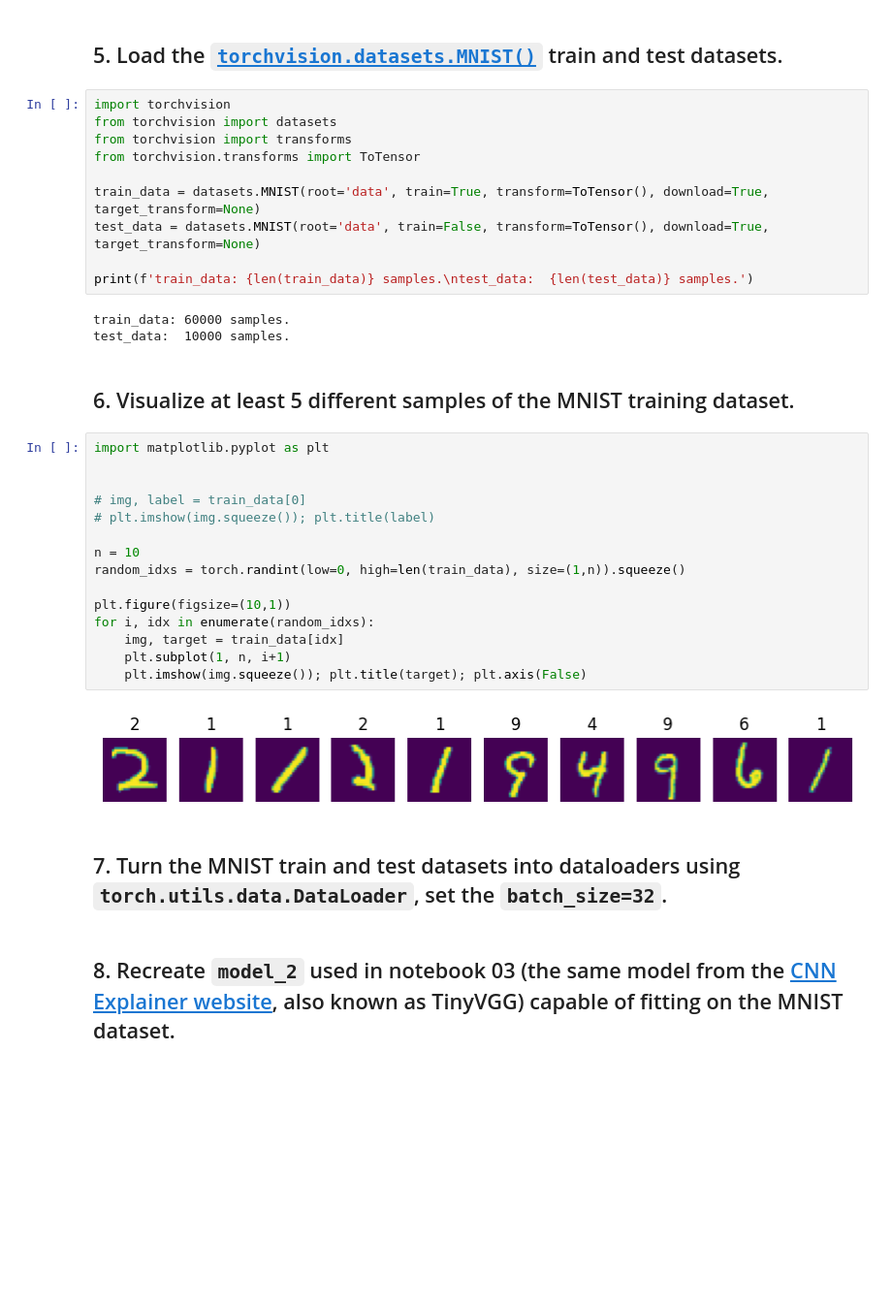
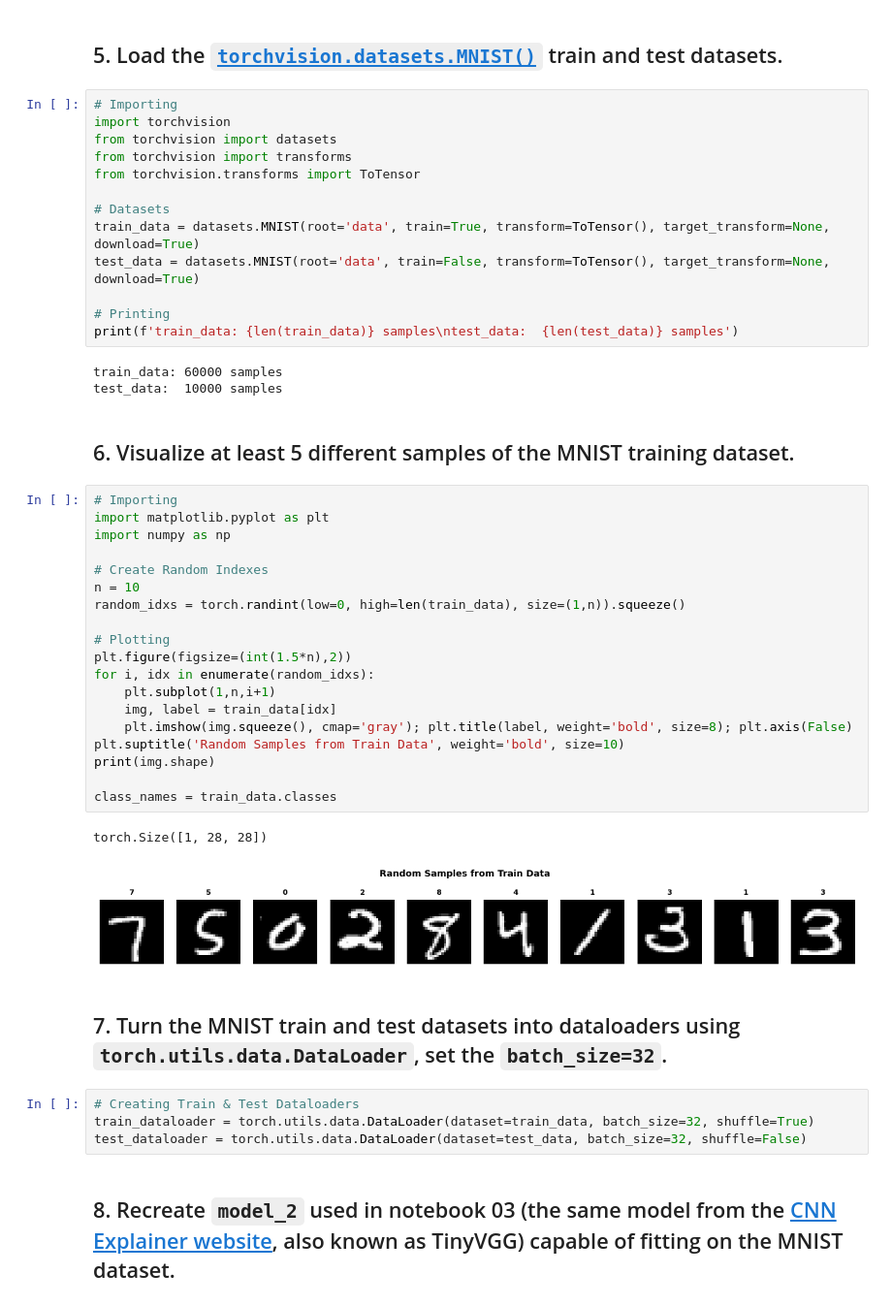
Before and after one commit to Golden572/PhD_Self-Study_RIT, a Jupyter notebook: Courses/PyTorch for Deep Learning & Machine Learning - Full Course/03_Exercises_pytorch_computer_vision.ipynb, the cells around one changed output. Shown at 97% size. Cells and saved outputs as stored; diff of their text form; blank space fills up the shorter version.

Commit message:
Session 04 - Module 03 - PyTorch Computer Vision

```diff
--- a/Courses/PyTorch for Deep Learning & Machine Learning - Full Course/03_Exercises_pytorch_computer_vision.ipynb
+++ b/Courses/PyTorch for Deep Learning & Machine Learning - Full Course/03_Exercises_pytorch_computer_vision.ipynb
@@ -85,38 +85,50 @@ Done!✅
 # %% [markdown]
 ## 5. Load the [`torchvision.datasets.MNIST()`](https://pytorch.org/vision/stable/generated/torchvision.datasets.MNIST.html#torchvision.datasets.MNIST) train and test datasets.
 # %%
+# Importing
 import torchvision
 from torchvision import datasets
 from torchvision import transforms
 from torchvision.transforms import ToTensor
 
-train_data = datasets.MNIST(root='data', train=True, transform=ToTensor(), download=True, target_transform=None)
-test_data = datasets.MNIST(root='data', train=False, transform=ToTensor(), download=True, target_transform=None)
+# Datasets
+train_data = datasets.MNIST(root='data', train=True, transform=ToTensor(), target_transform=None, download=True)
+test_data = datasets.MNIST(root='data', train=False, transform=ToTensor(), target_transform=None, download=True)
 
-print(f'train_data: {len(train_data)} samples.\ntest_data:  {len(test_data)} samples.')
+# Printing
+print(f'train_data: {len(train_data)} samples\ntest_data:  {len(test_data)} samples')
 # %% [output]
-train_data: 60000 samples.
-test_data:  10000 samples.
+train_data: 60000 samples
+test_data:  10000 samples
 # %% [markdown]
 ## 6. Visualize at least 5 different samples of the MNIST training dataset.
 # %%
+# Importing
 import matplotlib.pyplot as plt
+import numpy as np
 
-
-# img, label = train_data[0]
-# plt.imshow(img.squeeze()); plt.title(label)
-
+# Create Random Indexes
 n = 10
 random_idxs = torch.randint(low=0, high=len(train_data), size=(1,n)).squeeze()
 
-plt.figure(figsize=(10,1))
+# Plotting
+plt.figure(figsize=(int(1.5*n),2))
 for i, idx in enumerate(random_idxs):
-    img, target = train_data[idx]
-    plt.subplot(1, n, i+1)
-    plt.imshow(img.squeeze()); plt.title(target); plt.axis(False)
+    plt.subplot(1,n,i+1)
+    img, label = train_data[idx]
+    plt.imshow(img.squeeze(), cmap='gray'); plt.title(label, weight='bold', size=8); plt.axis(False)
+plt.suptitle('Random Samples from Train Data', weight='bold', size=10)
+print(img.shape)
+
+class_names = train_data.classes
 # %% [output]
+torch.Size([1, 28, 28])
-[figure, old version]
+[figure, new version]
 # %% [markdown]
 ## 7. Turn the MNIST train and test datasets into dataloaders using `torch.utils.data.DataLoader`, set the `batch_size=32`.
+# %%
+# Creating Train & Test Dataloaders
+train_dataloader = torch.utils.data.DataLoader(dataset=train_data, batch_size=32, shuffle=True)
+test_dataloader = torch.utils.data.DataLoader(dataset=test_data, batch_size=32, shuffle=False)
 # %% [markdown]
 ## 8. Recreate `model_2` used in notebook 03 (the same model from the [CNN Explainer website](https://poloclub.github.io/cnn-explainer/), also known as TinyVGG) capable of fitting on the MNIST dataset.
```
Also changed, not shown: parts of 12 cells of this notebook, 1 other file.
